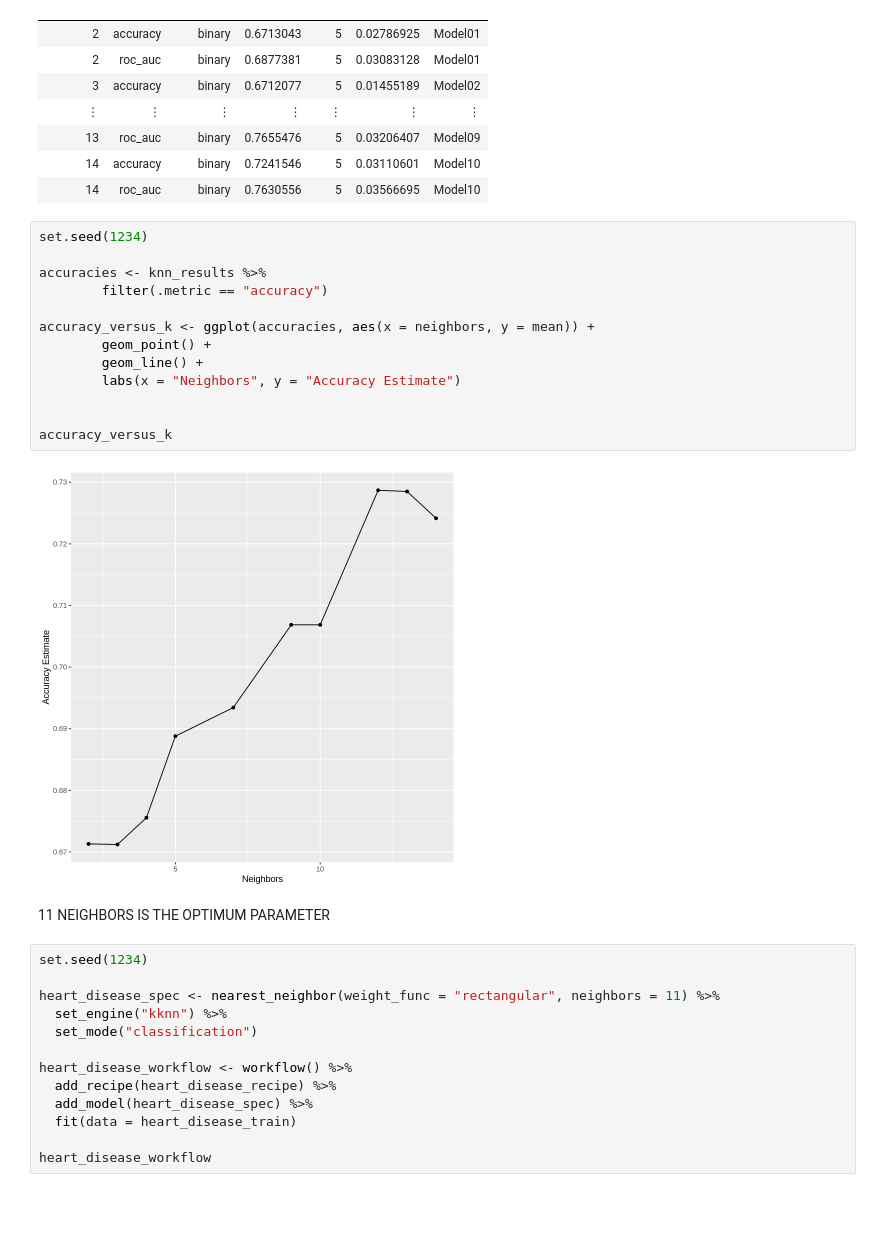
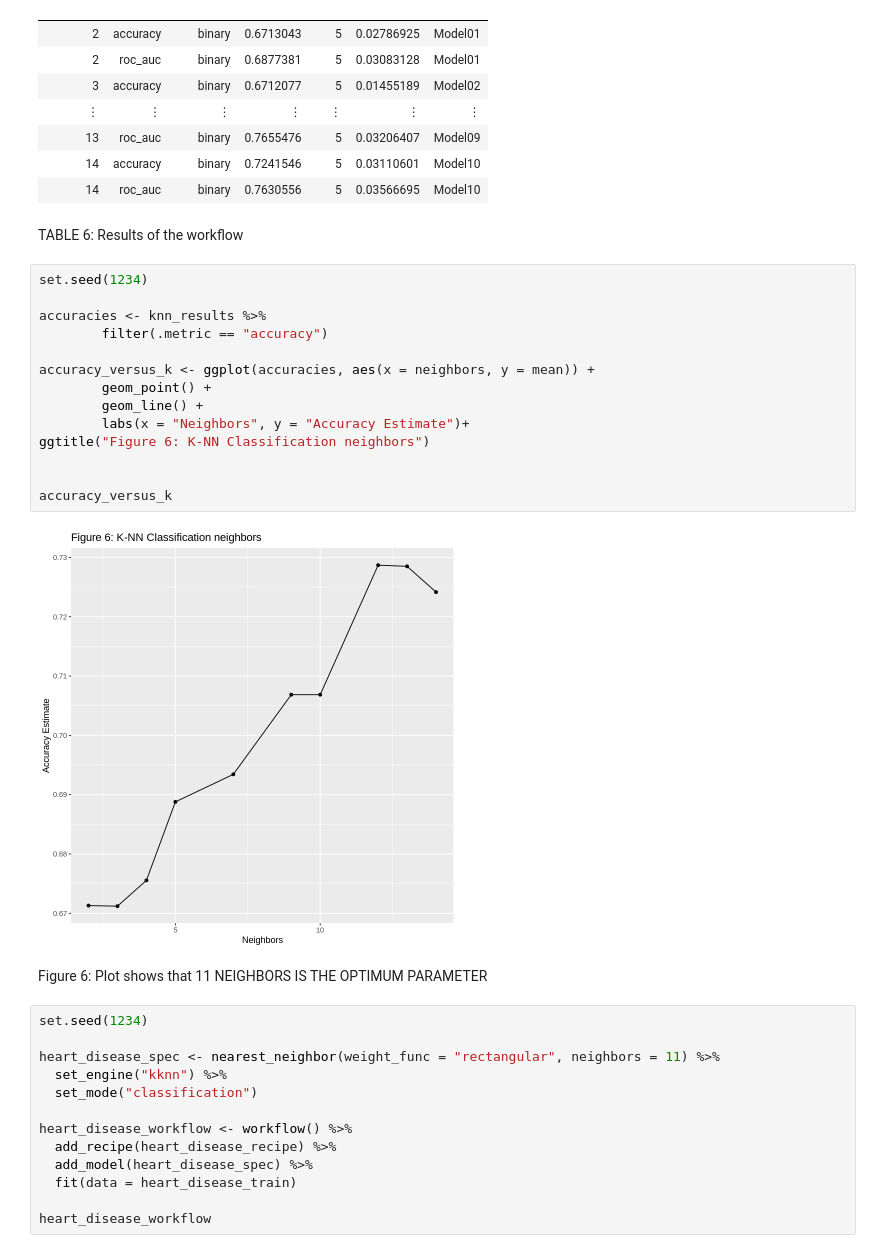
Before and after one commit to Daniel6070/Heart_Disease, a Jupyter notebook: Heart_Disease.ipynb, the cells around one changed output. Drawn from its saved outputs; the diff is of its cells as text; blank space fills up the shorter version.

Commit message:
labelling of tables and plots; fbs plot
tables (7) and figures (6). FBS plot also added for reference

```diff
--- a/Heart_Disease.ipynb
+++ b/Heart_Disease.ipynb
@@ -331,23 +337,26 @@ A tibble: 20 × 7
 | 13 | roc_auc | binary | 0.7655476 | 5 | 0.03206407 | Model09 |
 | 14 | accuracy | binary | 0.7241546 | 5 | 0.03110601 | Model10 |
 | 14 | roc_auc | binary | 0.7630556 | 5 | 0.03566695 | Model10 |
+# %% [markdown]
+TABLE 6: Results of the workflow
 # %%
 set.seed(1234)
 
 accuracies <- knn_results %>%
         filter(.metric == "accuracy")
 
 accuracy_versus_k <- ggplot(accuracies, aes(x = neighbors, y = mean)) +
         geom_point() +
         geom_line() +
-        labs(x = "Neighbors", y = "Accuracy Estimate")
+        labs(x = "Neighbors", y = "Accuracy Estimate")+
+ggtitle("Figure 6: K-NN Classification neighbors")
 
 
 accuracy_versus_k
 # %% [output]
-[figure, old version]
+[figure, new version]
 # %% [markdown]
-11 NEIGHBORS IS THE OPTIMUM PARAMETER
+Figure 6: Plot shows that 11 NEIGHBORS IS THE OPTIMUM PARAMETER
 # %%
 set.seed(1234)
 
```
Also changed, not shown: parts of 16 cells of this notebook.
